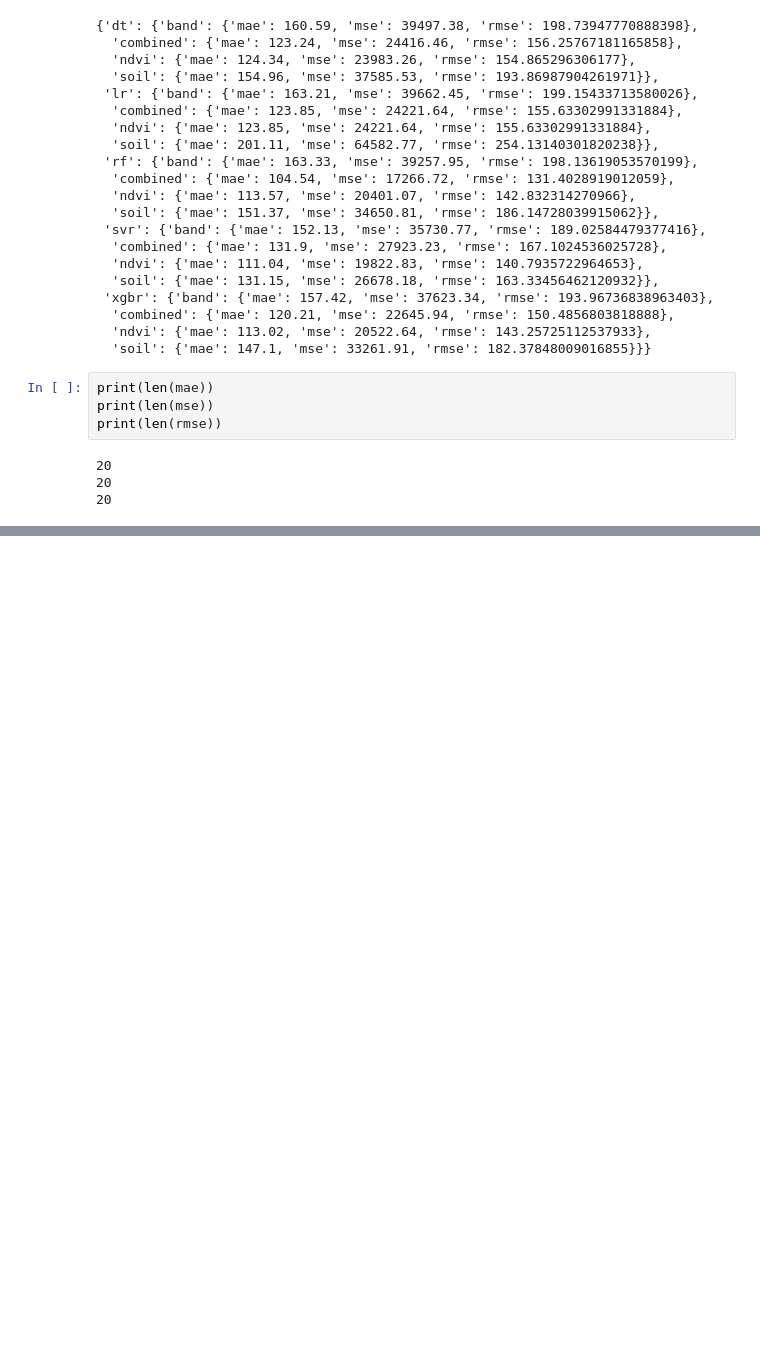
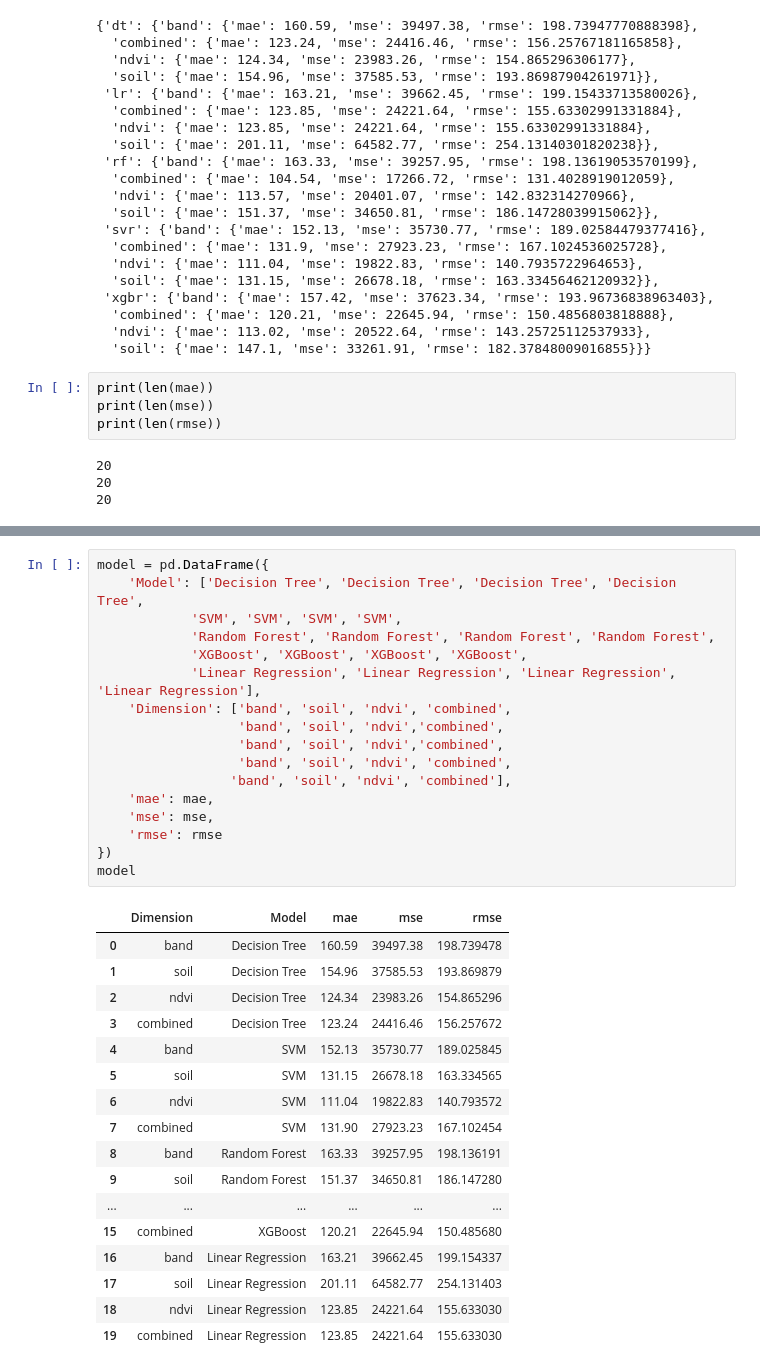
Before and after one commit to data-discovery-lab/cotton-prediction, a Jupyter notebook: cotton-prediction-baseline based on BAND, SOIL and NDVI dimensions.ipynb, the cells around one changed output, grey strips where cells are left out. Cells and saved outputs as stored; diff of their text form; blank space fills up the shorter version.

```diff
--- a/cotton-prediction-baseline based on BAND, SOIL and NDVI dimensions.ipynb
+++ b/cotton-prediction-baseline based on BAND, SOIL and NDVI dimensions.ipynb
@@ -807,0 +827,35 @@ print(model_combined)
+# %%
+model = pd.DataFrame({
+    'Model': ['Decision Tree', 'Decision Tree', 'Decision Tree', 'Decision Tree',
+            'SVM', 'SVM', 'SVM', 'SVM',
+            'Random Forest', 'Random Forest', 'Random Forest', 'Random Forest',
+            'XGBoost', 'XGBoost', 'XGBoost', 'XGBoost',
+            'Linear Regression', 'Linear Regression', 'Linear Regression', 'Linear Regression'],
+    'Dimension': ['band', 'soil', 'ndvi', 'combined',
+                  'band', 'soil', 'ndvi','combined',
+                  'band', 'soil', 'ndvi','combined',
+                  'band', 'soil', 'ndvi', 'combined',
+                 'band', 'soil', 'ndvi', 'combined'],
+    'mae': mae,
+    'mse': mse,
+    'rmse': rmse
+})
+model
+# %% [output]
+|  | Dimension | Model | mae | mse | rmse |
+| 0 | band | Decision Tree | 160.59 | 39497.38 | 198.739478 |
+| 1 | soil | Decision Tree | 154.96 | 37585.53 | 193.869879 |
+| 2 | ndvi | Decision Tree | 124.34 | 23983.26 | 154.865296 |
+| 3 | combined | Decision Tree | 123.24 | 24416.46 | 156.257672 |
+| 4 | band | SVM | 152.13 | 35730.77 | 189.025845 |
+| 5 | soil | SVM | 131.15 | 26678.18 | 163.334565 |
+| 6 | ndvi | SVM | 111.04 | 19822.83 | 140.793572 |
+| 7 | combined | SVM | 131.90 | 27923.23 | 167.102454 |
+| 8 | band | Random Forest | 163.33 | 39257.95 | 198.136191 |
+| 9 | soil | Random Forest | 151.37 | 34650.81 | 186.147280 |
+| ... | ... | ... | ... | ... | ... |
+| 15 | combined | XGBoost | 120.21 | 22645.94 | 150.485680 |
+| 16 | band | Linear Regression | 163.21 | 39662.45 | 199.154337 |
+| 17 | soil | Linear Regression | 201.11 | 64582.77 | 254.131403 |
+| 18 | ndvi | Linear Regression | 123.85 | 24221.64 | 155.633030 |
+| 19 | combined | Linear Regression | 123.85 | 24221.64 | 155.633030 |
```
Also changed, not shown: parts of 7 cells of this notebook, 1 other file.
